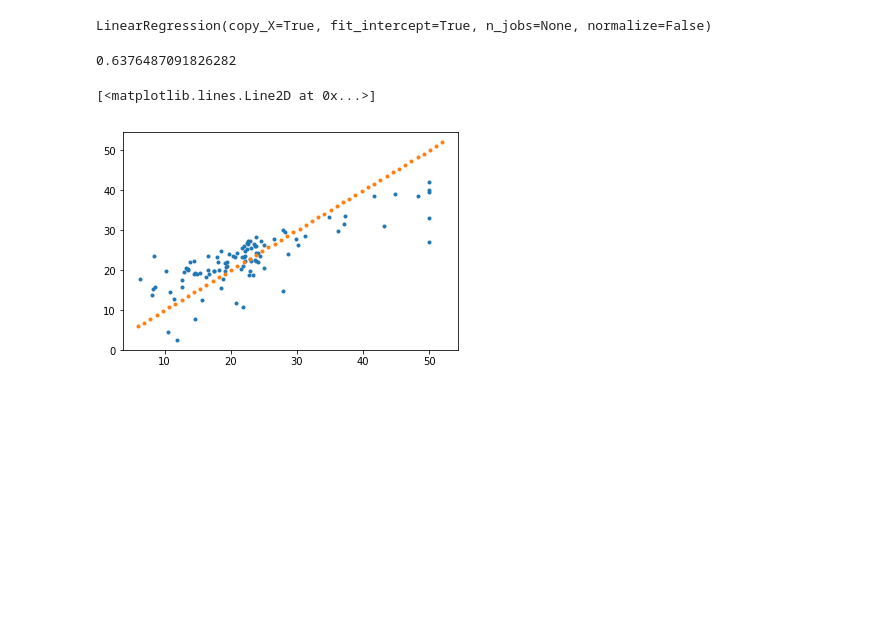
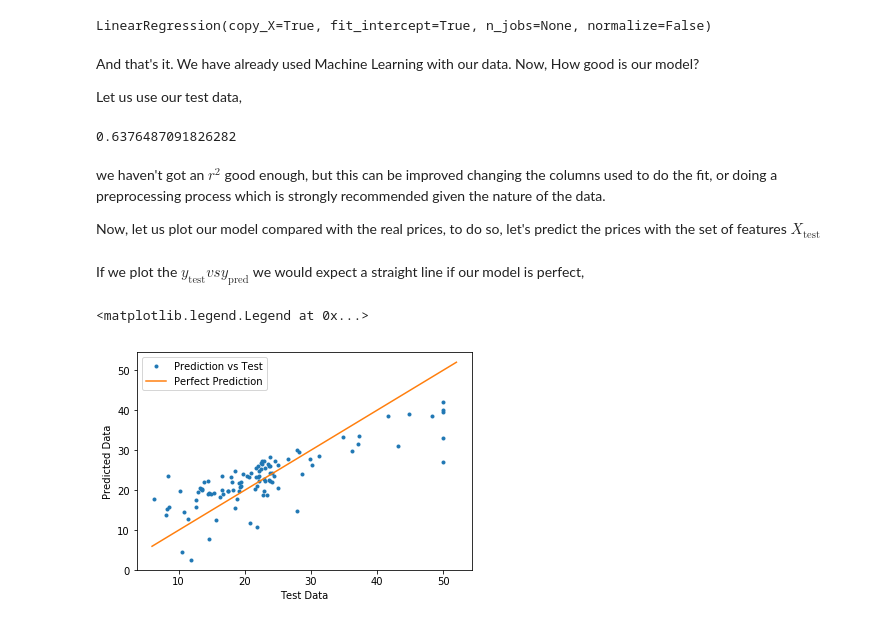
Before and after one commit to acsevillam/LearningML, a Jupyter notebook: Supervised/LinearRegression/LinearRegression.ipynb, the cells around one changed output. Drawn from its saved outputs; the diff is of its cells as text; code cells hidden in the pictures; blank space fills up the shorter version.

```diff
--- a/Supervised/LinearRegression/LinearRegression.ipynb
+++ b/Supervised/LinearRegression/LinearRegression.ipynb
@@ -203,19 +216,34 @@ LinearRegression(copy_X=True, fit_intercept=True, n_jobs=None, normalize=False)
 model.fit(X_train,y_train)
 # %% [output]
 LinearRegression(copy_X=True, fit_intercept=True, n_jobs=None, normalize=False)
+# %% [markdown]
+And that's it. We have already used Machine Learning with our data. Now, How good is our model?
+
+Let us use our test data,
 # %%
 model.score(X_test,y_test)
 # %% [output]
 0.6376487091826282
+# %% [markdown]
+we haven't got an $r^2$ good enough, but this can be improved changing the columns used to do the fit, or doing a preprocessing process which is strongly recommended given the nature of the data.
+
+
+Now, let us plot our model compared with the real prices, to do so, let's predict the prices with the set of features $X_{\text{test}}$
 # %%
 y_pred=model.predict(X_test)
+# %% [markdown]
+If we plot the $y_{\text{test}} vs y_{\text{pred}}$ we would expect a straight line if our model is perfect,
 # %%
-plt.plot(y_test,y_pred,'.')
+plt.plot(y_test,y_pred,'.', label='Prediction vs Test')
 
 x_plot=np.linspace(6,52)
-plt.plot(x_plot,x_plot,'.')
+plt.plot(x_plot,x_plot, label='Perfect Prediction')
+
+plt.ylabel("Predicted Data")
+plt.xlabel("Test Data")
+plt.legend()
 # %% [output]
-[<matplotlib.lines.Line2D at 0x...>]
+<matplotlib.legend.Legend at 0x...>
-[figure, old version]
+[figure, new version]
 # %%
 model.coef_
```
Also changed, not shown: parts of 14 cells of this notebook.
